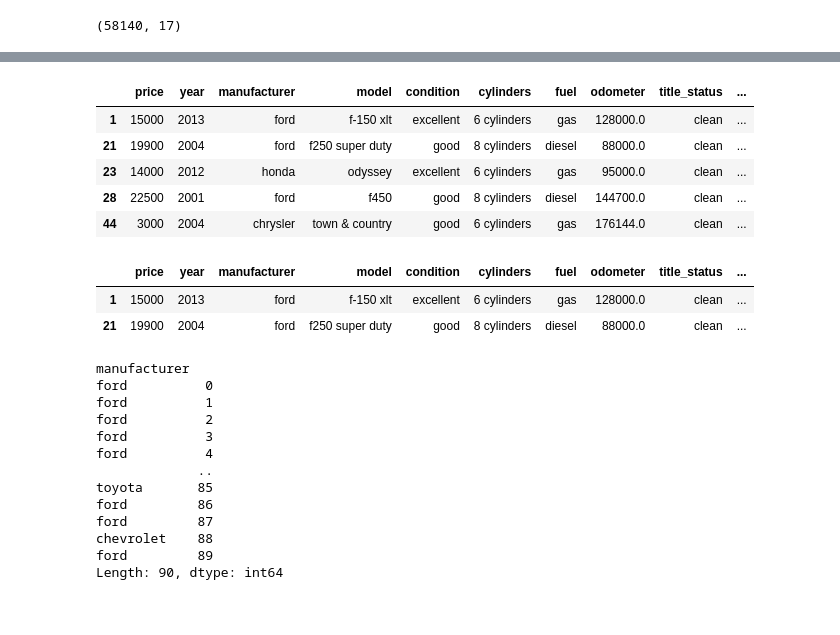
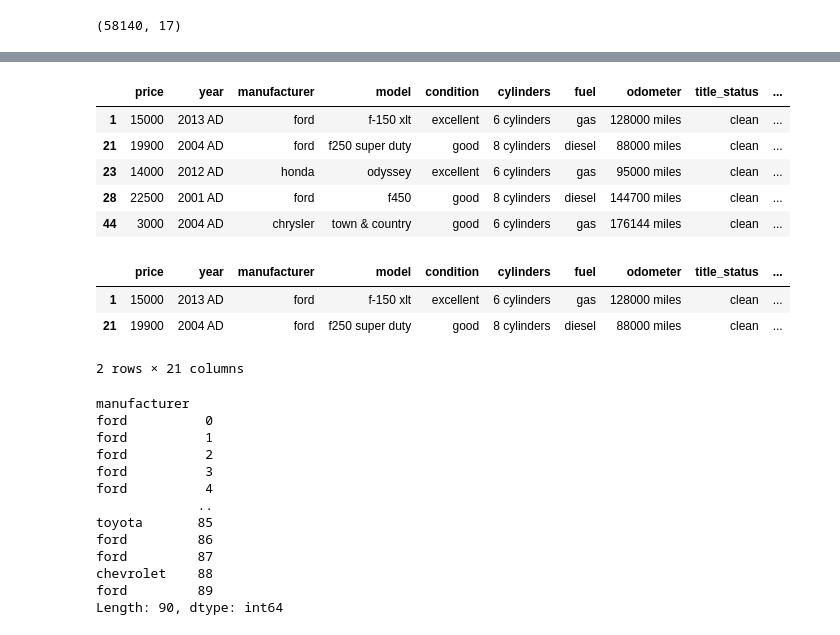
Before and after one commit to TimmieG/used_cars, a Jupyter notebook: notebook/recomendation_system.ipynb, the cells around one changed output, grey strips where cells are left out. Cells and saved outputs as stored; diff of their text form; code cells hidden in the pictures.

```diff
--- a/notebook/recomendation_system.ipynb
+++ b/notebook/recomendation_system.ipynb
@@ -68,6 +68,13 @@ Data columns (total 17 columns):
 dtypes: float64(4), int64(1), object(12)
 memory usage: 8.0+ MB
 (58140, 17)
+# %%
+# converting year from float64 to int
+car_data['years'] = car_data['year'].astype(int)
+car_data['odometers'] = car_data['odometer'].astype(int)
 # %%
-# Convert 'year' column to object data type (string) and remove decimal part
-car_data['year'] = car_data['year'].astype(int).astype(str)
+# Add 'AD' to each value in the 'years' column
+car_data['year'] = car_data['year'].astype(int).astype(str) + ' AD'
+# %%
+# Add 'miles' to each value in the 'odometers' column
+car_data['odometer'] = car_data['odometer'].astype(int).astype(str) + ' miles'
@@ -97,20 +133,21 @@ car_data['Made'] = data_copy.apply(country, axis=1)
 car_data.head()
 # %% [output]
 |  | price | year | manufacturer | model | condition | cylinders | fuel | odometer | title_status | ... |
-| 1 | 15000 | 2013 | ford | f-150 xlt | excellent | 6 cylinders | gas | 128000.0 | clean | ... |
-| 21 | 19900 | 2004 | ford | f250 super duty | good | 8 cylinders | diesel | 88000.0 | clean | ... |
-| 23 | 14000 | 2012 | honda | odyssey | excellent | 6 cylinders | gas | 95000.0 | clean | ... |
-| 28 | 22500 | 2001 | ford | f450 | good | 8 cylinders | diesel | 144700.0 | clean | ... |
-| 44 | 3000 | 2004 | chrysler | town & country | good | 6 cylinders | gas | 176144.0 | clean | ... |
+| 1 | 15000 | 2013 AD | ford | f-150 xlt | excellent | 6 cylinders | gas | 128000 miles | clean | ... |
+| 21 | 19900 | 2004 AD | ford | f250 super duty | good | 8 cylinders | diesel | 88000 miles | clean | ... |
+| 23 | 14000 | 2012 AD | honda | odyssey | excellent | 6 cylinders | gas | 95000 miles | clean | ... |
+| 28 | 22500 | 2001 AD | ford | f450 | good | 8 cylinders | diesel | 144700 miles | clean | ... |
+| 44 | 3000 | 2004 AD | chrysler | town & country | good | 6 cylinders | gas | 176144 miles | clean | ... |
 # %%
 
 # create a new featue called car name by concatinatinc manufacturer and model
-car_data['car_details'] = car_data[['Made','manufacturer', 'model', 'transmission', 'year', 'odometer', 'size', 'paint_color', 'size']].astype(str).agg(' '.join, axis=1)
+car_data['car_details'] = car_data[['Made','manufacturer', 'model', 'type','cylinders', 'year', 'odometer','state', 'paint_color', 'condition']].astype(str).agg(' '.join, axis=1)
 car_data.head(2)
 # %% [output]
 |  | price | year | manufacturer | model | condition | cylinders | fuel | odometer | title_status | ... |
-| 1 | 15000 | 2013 | ford | f-150 xlt | excellent | 6 cylinders | gas | 128000.0 | clean | ... |
-| 21 | 19900 | 2004 | ford | f250 super duty | good | 8 cylinders | diesel | 88000.0 | clean | ... |
+| 1 | 15000 | 2013 AD | ford | f-150 xlt | excellent | 6 cylinders | gas | 128000 miles | clean | ... |
+| 21 | 19900 | 2004 AD | ford | f250 super duty | good | 8 cylinders | diesel | 88000 miles | clean | ... |
+2 rows × 21 columns
 # %%
  # filtering data satisfying given criteria
 data = car_data.loc[(car_data['paint_color']=='red')
```
Also changed, not shown: parts of 4 cells of this notebook, 10 other files.
